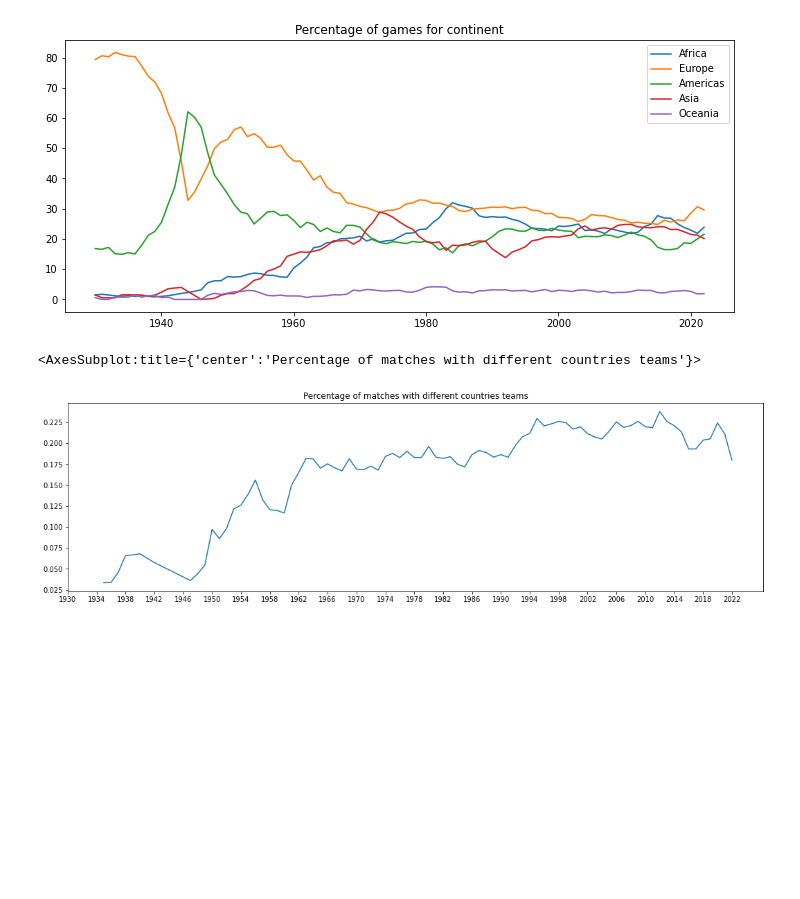
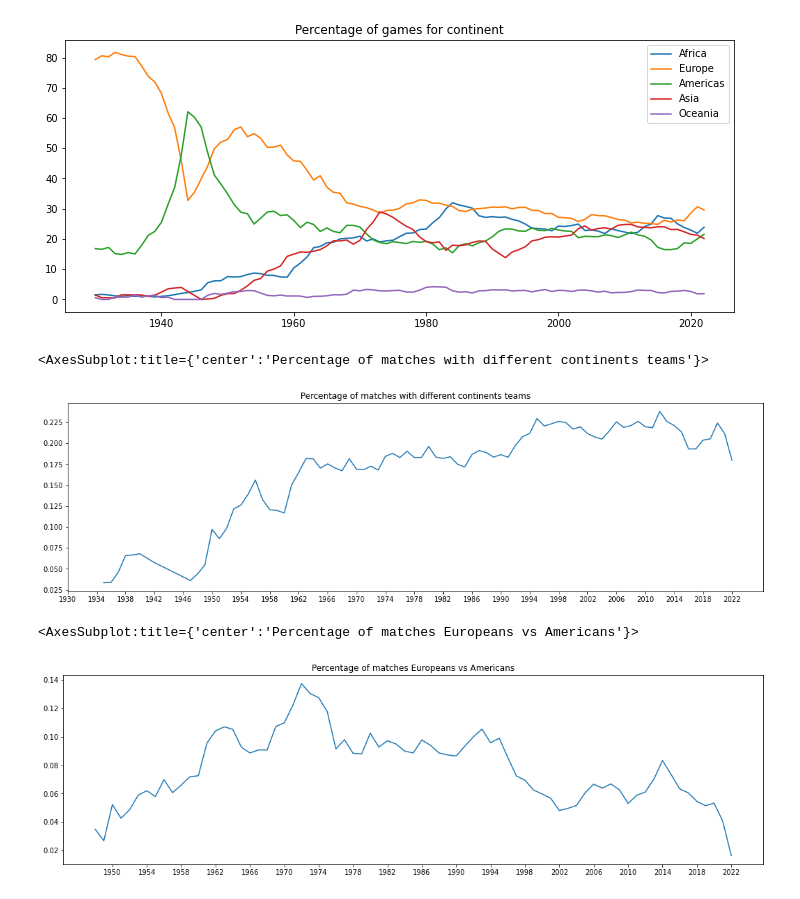
Before and after one commit to samuelca/international-football-results, a Jupyter notebook: exploratory-analysis.ipynb, the cells around one changed output. Cells and saved outputs as stored; diff of their text form; code cells hidden in the pictures; blank space fills up the shorter version.

```diff
--- a/exploratory-analysis.ipynb
+++ b/exploratory-analysis.ipynb
@@ -256,10 +255,35 @@ series_game_count = df_filtered['year'].value_counts(sort = False)
 # Plot the rolling mean to get a smoother value
 xticks_values = np.arange(1930, 2026, 4).tolist()
 (series_diff_continents_count/series_game_count).dropna().rolling(4).mean().dropna().plot(figsize=(18,5),
-                                                                                          title = "Percentage of matches with different countries teams",
+                                                                                          title = "Percentage of matches with different continents teams",
                                                                                           xticks = xticks_values)
 # %% [output]
-<AxesSubplot:title={'center':'Percentage of matches with different countries teams'}>
+<AxesSubplot:title={'center':'Percentage of matches with different continents teams'}>
 [figure]
 # %%
-# European and American teams now play less with different continents
+# European and American teams now play less with each other
+
+# Total of games that had at least one european or one american
+df_america_or_europe = df_results[(df_results['year'] > 1930) & ((df_results['home_team_continent'] == 'Americas') |
+                                                                (df_results['home_team_continent'] == 'Europe') |
+                                                                (df_results['away_team_continent'] == 'Americas') |
+                                                                (df_results['away_team_continent'] == 'Europe'))]
+
+# Total of games that Amreicans and Europeans play each other
+df_america_vs_europe = df_results[(df_results['year'] > 1930) & (((df_results['home_team_continent'] == 'Americas') &
+                                                                (df_results['away_team_continent'] == 'Europe')) |
+                                                                ((df_results['home_team_continent'] == 'Europe') &
+                                                                (df_results['away_team_continent'] == 'Americas')))]
+
+
+america_or_europe_count = df_america_or_europe['year'].value_counts(sort = False)
+america_vs_europe_count = df_america_vs_europe['year'].value_counts(sort = False)
+
+# Plot the rolling mean to get a smoother value
+xticks_values = np.arange(1950, 2026, 4).tolist()
+(america_vs_europe_count/america_or_europe_count).dropna().rolling(4).mean().dropna().plot(figsize=(18,5),
+                                                                                          title = "Percentage of matches Europeans vs Americans",
+                                                                                          xticks = xticks_values)
+# %% [output]
+<AxesSubplot:title={'center':'Percentage of matches Europeans vs Americans'}>
+[figure, added]
```
Also changed, not shown: parts of 2 cells of this notebook.
